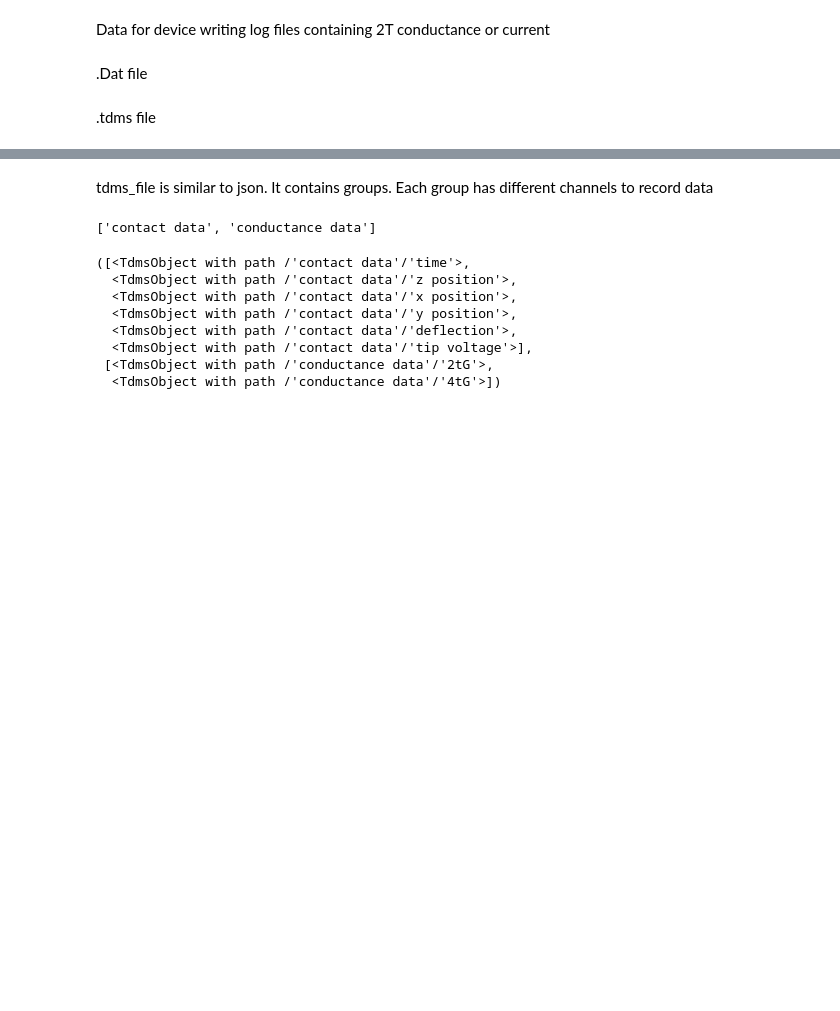
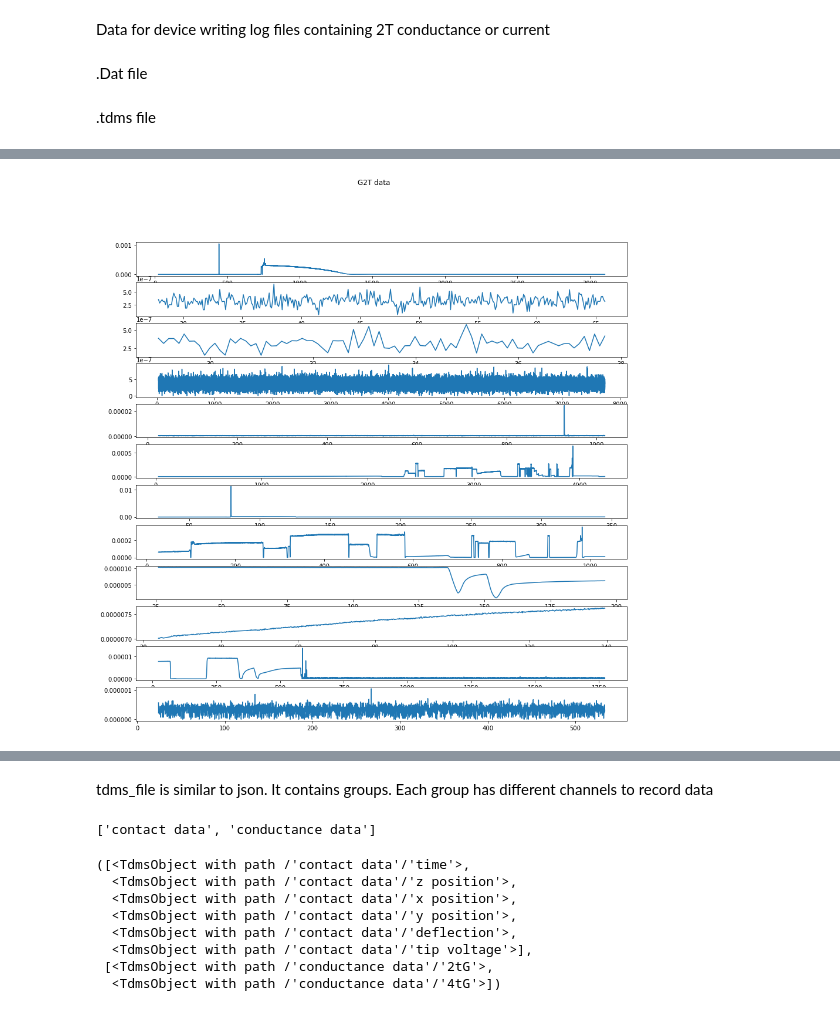
Before and after one commit to dondon1993/Datapipeline_lab, a Jupyter notebook: Data_proc_levylab.ipynb, the cells around one changed output, grey strips where cells are left out. Cells and saved outputs as stored; diff of their text form; code cells hidden in the pictures; blank space fills up the shorter version.

```diff
--- a/Data_proc_levylab.ipynb
+++ b/Data_proc_levylab.ipynb
@@ -53,0 +172,9 @@ folder = './tdms'
+# %%
+fig, axs = plt.subplots(len(files_tdms))
+fig.suptitle('G2T data')
+fig.set_figheight(15)
+fig.set_figwidth(15)
+for i in range(len(files_tdms)):
+    axs[i].plot(time_data_lst_1[i], G4t_data_lst_1[i])
+# %% [output]
+[figure, added]
```
Also changed, not shown: parts of 24 cells of this notebook.
